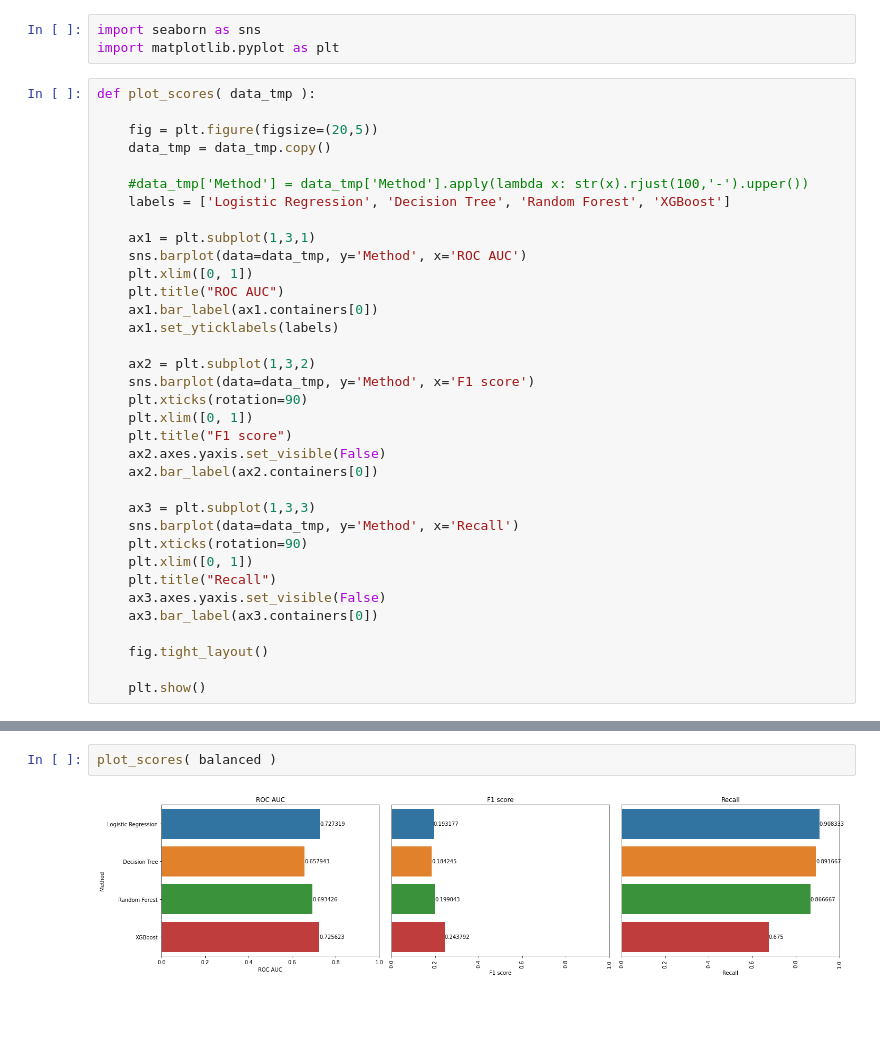
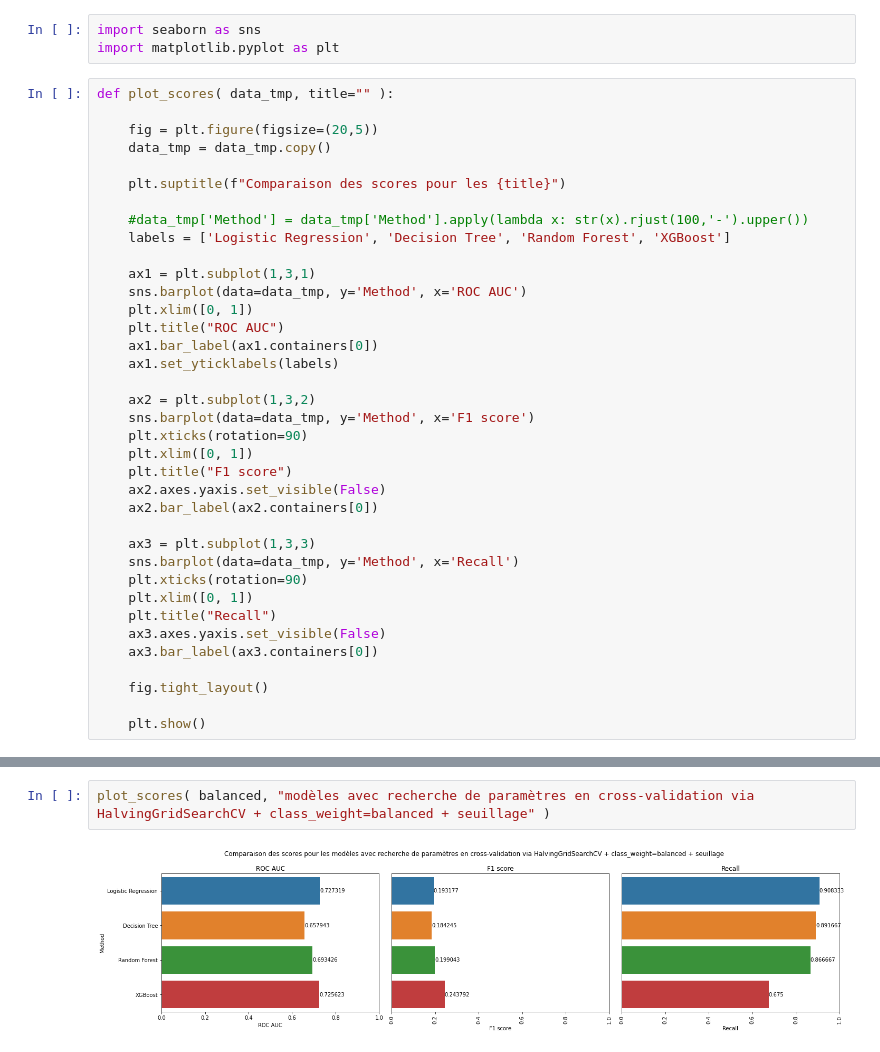
Before and after one commit to Valkea/OC_AI_04, a Jupyter notebook: 03_Display_Scores.ipynb, the cells around one changed output, grey strips where cells are left out. Cells and saved outputs as stored; diff of their text form; blank space fills up the shorter version.

Commit message:
refactor: add titles to the plots

```diff
--- a/03_Display_Scores.ipynb
+++ b/03_Display_Scores.ipynb
@@ -72,10 +72,12 @@ balanced
 import seaborn as sns
 import matplotlib.pyplot as plt
 # %%
-def plot_scores( data_tmp ):
+def plot_scores( data_tmp, title="" ):
 
     fig = plt.figure(figsize=(20,5))
     data_tmp = data_tmp.copy()
+
+    plt.suptitle(f"Comparaison des scores pour les {title}")
 
     #data_tmp['Method'] = data_tmp['Method'].apply(lambda x: str(x).rjust(100,'-').upper())
     labels = ['Logistic Regression', 'Decision Tree', 'Random Forest', 'XGBoost']
@@ -121,4 +123,4 @@ plot_scores( grid )
 # %%
-plot_scores( balanced )
+plot_scores( balanced, "modèles avec recherche de paramètres en cross-validation via HalvingGridSearchCV + class_weight=balanced + seuillage" )
 # %% [output]
-[figure, old version]
+[figure, new version]
```
Also changed, not shown: parts of 3 cells of this notebook.
